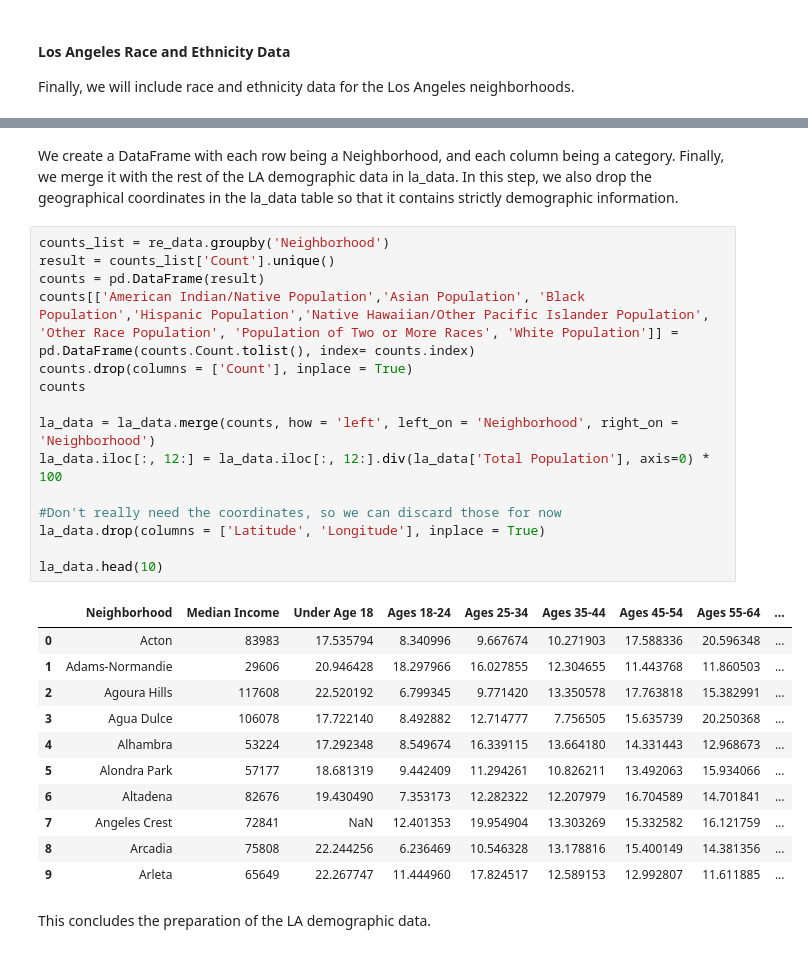
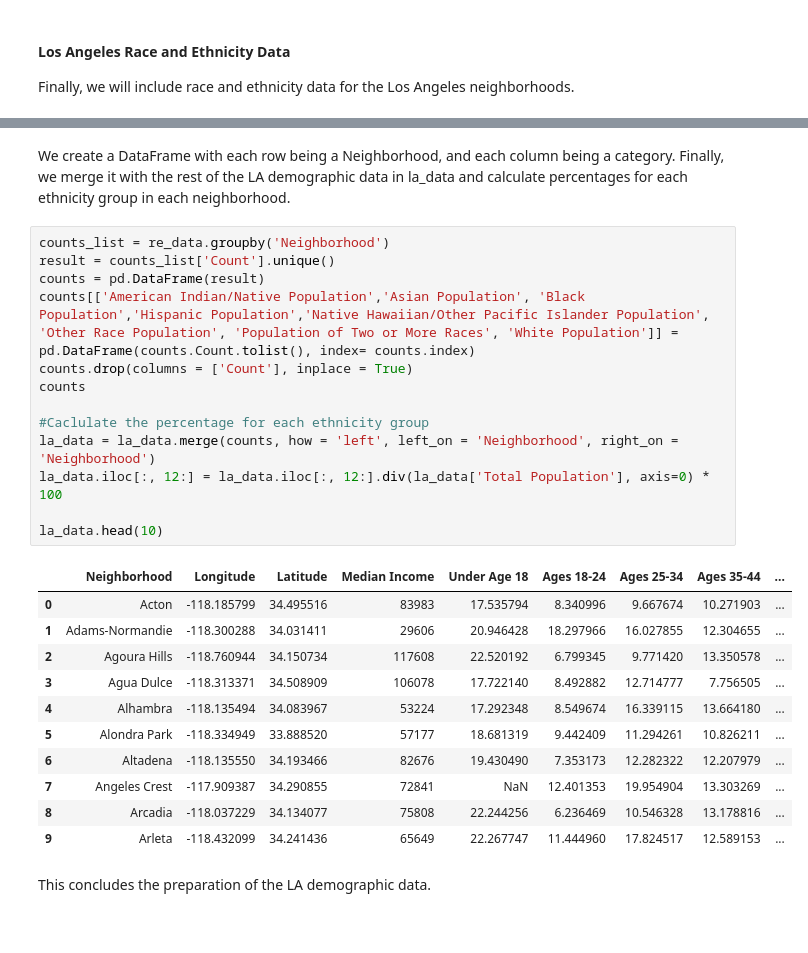
Before and after one commit to clairemli/Coursera-IBM-Data-Science, a Jupyter notebook: Battle of the Neighborhoods: Capstone Project.ipynb, the cells around one changed output, grey strips where cells are left out. Drawn from its saved outputs; the diff is of its cells as text.

```diff
--- a/Battle of the Neighborhoods: Capstone Project.ipynb
+++ b/Battle of the Neighborhoods: Capstone Project.ipynb
@@ -388,32 +375,30 @@ See the caveats in the documentation: http://pandas.pydata.org/pandas-docs/stabl
 # %% [markdown]
-We create a DataFrame with each row being a Neighborhood, and each column being a category. Finally, we merge it with the rest of the LA demographic data in la_data. In this step, we also drop the geographical coordinates in the la_data table so that it contains strictly demographic information.
+We create a DataFrame with each row being a Neighborhood, and each column being a category. Finally, we merge it with the rest of the LA demographic data in la_data and calculate percentages for each ethnicity group in each neighborhood.
 # %%
 counts_list = re_data.groupby('Neighborhood')
 result = counts_list['Count'].unique()
 counts = pd.DataFrame(result)
 counts[['American Indian/Native Population','Asian Population', 'Black Population','Hispanic Population','Native Hawaiian/Other Pacific Islander Population', 'Other Race Population', 'Population of Two or More Races', 'White Population']] = pd.DataFrame(counts.Count.tolist(), index= counts.index)
 counts.drop(columns = ['Count'], inplace = True)
 counts
 
+#Caclulate the percentage for each ethnicity group
 la_data = la_data.merge(counts, how = 'left', left_on = 'Neighborhood', right_on = 'Neighborhood')
 la_data.iloc[:, 12:] = la_data.iloc[:, 12:].div(la_data['Total Population'], axis=0) * 100
 
-#Don't really need the coordinates, so we can discard those for now
-la_data.drop(columns = ['Latitude', 'Longitude'], inplace = True)
-
 la_data.head(10)
 # %% [output]
-|  | Neighborhood | Median Income | Under Age 18 | Ages 18-24 | Ages 25-34 | Ages 35-44 | Ages 45-54 | Ages 55-64 | ... |
-| 0 | Acton | 83983 | 17.535794 | 8.340996 | 9.667674 | 10.271903 | 17.588336 | 20.596348 | ... |
-| 1 | Adams-Normandie | 29606 | 20.946428 | 18.297966 | 16.027855 | 12.304655 | 11.443768 | 11.860503 | ... |
-| 2 | Agoura Hills | 117608 | 22.520192 | 6.799345 | 9.771420 | 13.350578 | 17.763818 | 15.382991 | ... |
-| 3 | Agua Dulce | 106078 | 17.722140 | 8.492882 | 12.714777 | 7.756505 | 15.635739 | 20.250368 | ... |
-| 4 | Alhambra | 53224 | 17.292348 | 8.549674 | 16.339115 | 13.664180 | 14.331443 | 12.968673 | ... |
-| 5 | Alondra Park | 57177 | 18.681319 | 9.442409 | 11.294261 | 10.826211 | 13.492063 | 15.934066 | ... |
-| 6 | Altadena | 82676 | 19.430490 | 7.353173 | 12.282322 | 12.207979 | 16.704589 | 14.701841 | ... |
-| 7 | Angeles Crest | 72841 | NaN | 12.401353 | 19.954904 | 13.303269 | 15.332582 | 16.121759 | ... |
-| 8 | Arcadia | 75808 | 22.244256 | 6.236469 | 10.546328 | 13.178816 | 15.400149 | 14.381356 | ... |
-| 9 | Arleta | 65649 | 22.267747 | 11.444960 | 17.824517 | 12.589153 | 12.992807 | 11.611885 | ... |
+|  | Neighborhood | Longitude | Latitude | Median Income | Under Age 18 | Ages 18-24 | Ages 25-34 | Ages 35-44 | ... |
+| 0 | Acton | -118.185799 | 34.495516 | 83983 | 17.535794 | 8.340996 | 9.667674 | 10.271903 | ... |
+| 1 | Adams-Normandie | -118.300288 | 34.031411 | 29606 | 20.946428 | 18.297966 | 16.027855 | 12.304655 | ... |
+| 2 | Agoura Hills | -118.760944 | 34.150734 | 117608 | 22.520192 | 6.799345 | 9.771420 | 13.350578 | ... |
+| 3 | Agua Dulce | -118.313371 | 34.508909 | 106078 | 17.722140 | 8.492882 | 12.714777 | 7.756505 | ... |
+| 4 | Alhambra | -118.135494 | 34.083967 | 53224 | 17.292348 | 8.549674 | 16.339115 | 13.664180 | ... |
+| 5 | Alondra Park | -118.334949 | 33.888520 | 57177 | 18.681319 | 9.442409 | 11.294261 | 10.826211 | ... |
+| 6 | Altadena | -118.135550 | 34.193466 | 82676 | 19.430490 | 7.353173 | 12.282322 | 12.207979 | ... |
+| 7 | Angeles Crest | -117.909387 | 34.290855 | 72841 | NaN | 12.401353 | 19.954904 | 13.303269 | ... |
+| 8 | Arcadia | -118.037229 | 34.134077 | 75808 | 22.244256 | 6.236469 | 10.546328 | 13.178816 | ... |
+| 9 | Arleta | -118.432099 | 34.241436 | 65649 | 22.267747 | 11.444960 | 17.824517 | 12.589153 | ... |
 # %% [markdown]
 This concludes the preparation of the LA demographic data.
 # %% [markdown]
```
Also changed, not shown: parts of 29 cells of this notebook.
